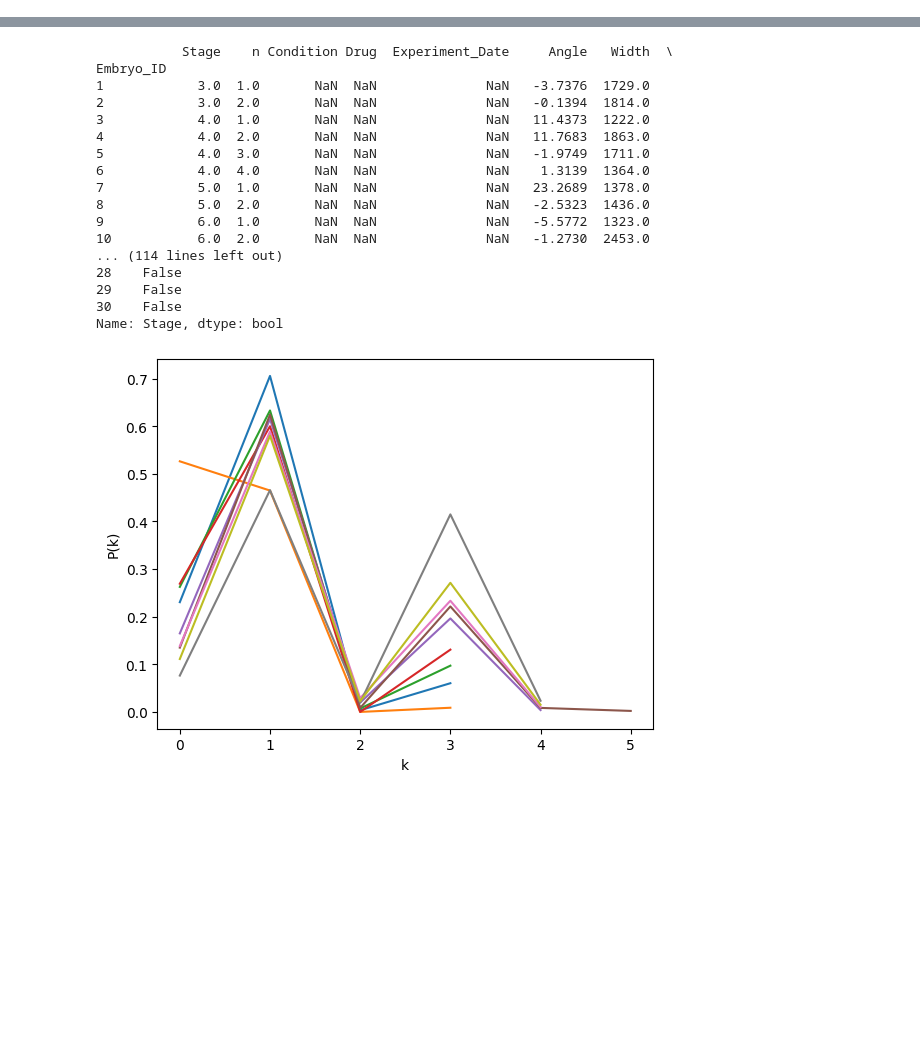
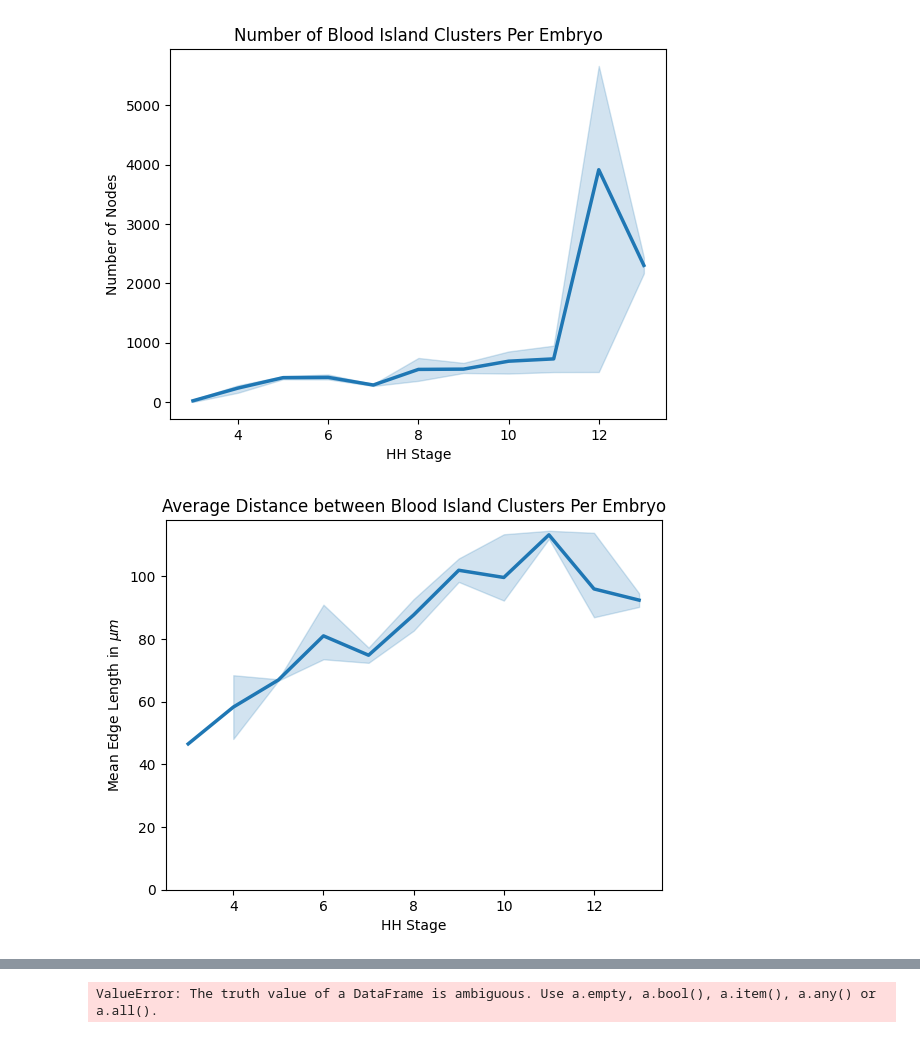
Before and after one commit to izzy-cole/Vasculogenesis-Network-Skeleton, a Jupyter notebook: skeleton_analysis_results_all_n.ipynb, the cells around one changed output, grey strips where cells are left out. Drawn from its saved outputs; the diff is of its cells as text; code cells hidden in the pictures; blank space fills up the shorter version.

Commit message:
Rewrite plot functions with merged master database

```diff
--- a/skeleton_analysis_results_all_n.ipynb
+++ b/skeleton_analysis_results_all_n.ipynb
@@ -24,10 +46,0 @@ Embryo 40 found in summary database
-# %%
-properties = ["Number of Nodes","Mean Edge Length","Mean Node Weight","Average Degree of Non-Isolated Nodes","Number of Basis Cycles","Number of Components","Average Clustering","Average Shortest Path","Number of Isolated Nodes","Number of Components, Excluding Isolated Nodes","Proportion of Isolated Nodes","Mean Edge Length, Standardised"]
-titles = ["Number of Blood Island Clusters","Average Distance between Blood Island Clusters",
-          "Average Blood Island Cluster Size","",
-          "Number of Enclosed Holes","Number of Disconnected Regions","",
-          "","","","Proportion of Isolated Blood Island Clusters",""]
-for i in range(len(properties)):
-    property = properties[i]
-    title = titles[i]
-    plot_feature(property,df,stages,title)
@@ -46,0 +47,19 @@ KeyError: 'Mean Edge Length, Standardised'
+# %%
+import database
+import analysis
+summary_df=analysis.initialise_summary()
+normal_set = database.get_embryo_IDs_from_condition()
+
+titles = ["Number of Blood Island Clusters","Average Distance between Blood Island Clusters",
+          "Average Blood Island Cluster Size","",
+          "Number of Enclosed Holes","Number of Disconnected Regions","",
+          "","","","Proportion of Isolated Blood Island Clusters",""]
+
+for i in range(len(summary_df.columns)):
+    feature=summary_df.columns[i]
+    title = titles[i]
+
+    analysis.plot_feature_by_stage(feature, title, normal_set)
+# %% [output]
+[figure, added]
+[figure, added]
@@ -47,26 +76,10 @@ KeyError: 'Mean Edge Length, Standardised'
 # %%
 from scale_free_analysis import scale_free_graph
 import database
+
 metadata_df = database.initialise_metadata()
 embryo_ID_list = database.get_embryo_IDs_from_condition(metadata_df,stages=[4,9])
 for i in embryo_ID_list:
     scale_free_graph(i)
 # %% [output]
-           Stage    n Condition Drug  Experiment_Date     Angle   Width  \
-Embryo_ID
-1            3.0  1.0       NaN  NaN              NaN   -3.7376  1729.0
-2            3.0  2.0       NaN  NaN              NaN   -0.1394  1814.0
-3            4.0  1.0       NaN  NaN              NaN   11.4373  1222.0
-4            4.0  2.0       NaN  NaN              NaN   11.7683  1863.0
-5            4.0  3.0       NaN  NaN              NaN   -1.9749  1711.0
-6            4.0  4.0       NaN  NaN              NaN    1.3139  1364.0
-7            5.0  1.0       NaN  NaN              NaN   23.2689  1378.0
-8            5.0  2.0       NaN  NaN              NaN   -2.5323  1436.0
-9            6.0  1.0       NaN  NaN              NaN   -5.5772  1323.0
-10           6.0  2.0       NaN  NaN              NaN   -1.2730  2453.0
-... (114 lines left out)
-28    False
-29    False
-30    False
-Name: Stage, dtype: bool
+ValueError: The truth value of a DataFrame is ambiguous. Use a.empty, a.bool(), a.item(), a.any() or a.all().
-[figure, removed]
```
Also changed, not shown: parts of 5 cells of this notebook, 2 other files.
